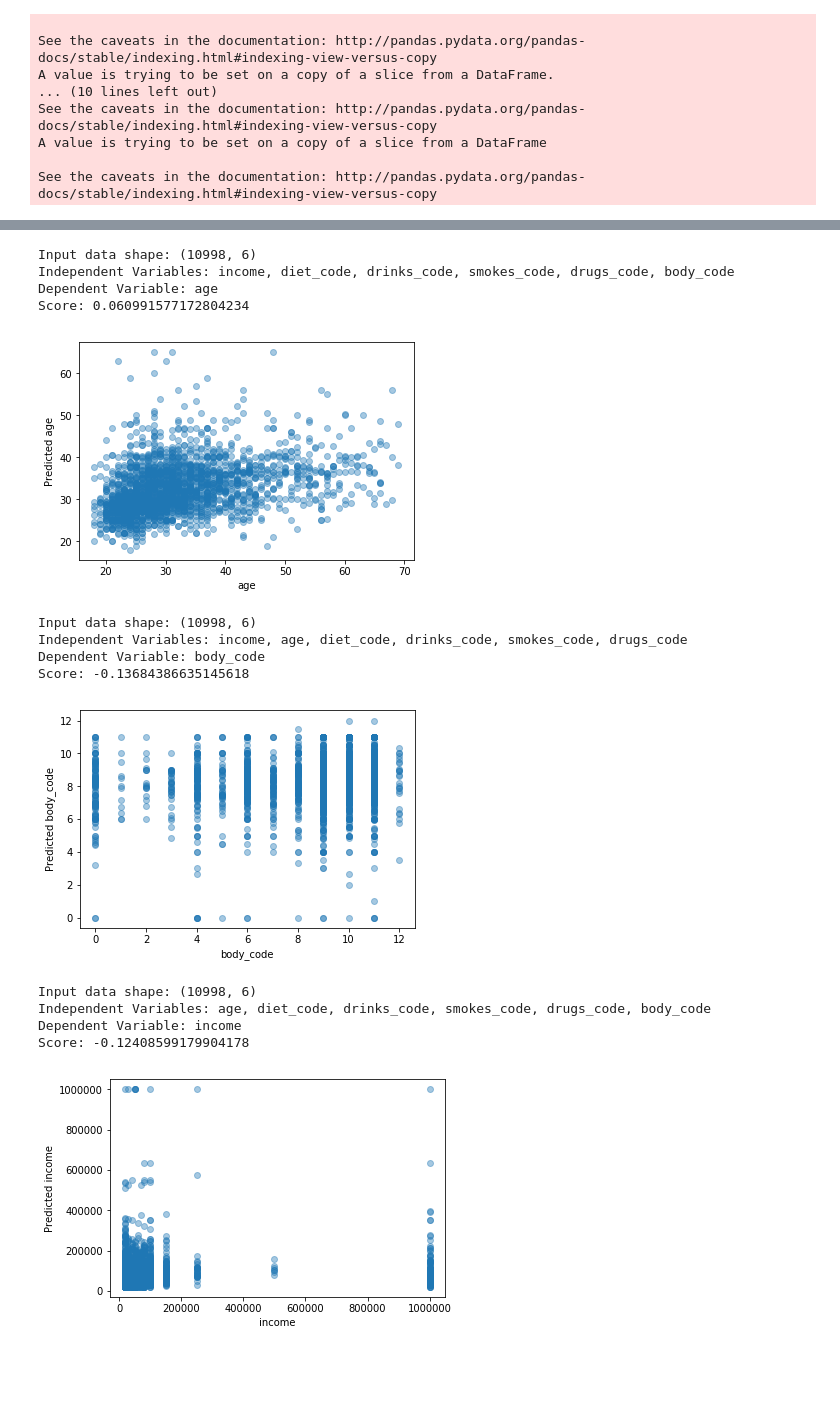
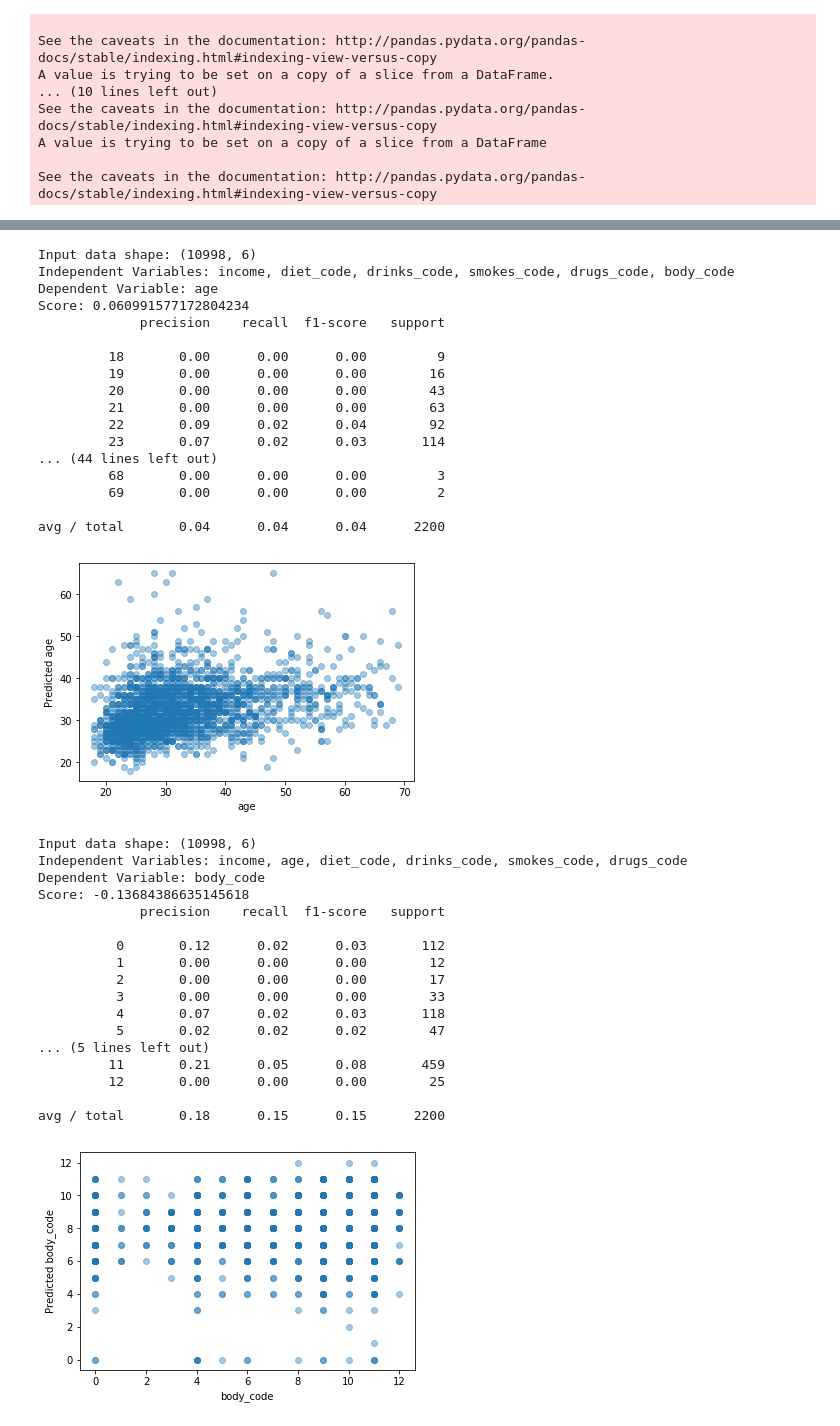
Before and after one commit to iamliamc/ca_machine_learning, a Jupyter notebook: ca_capstone.ipynb, the cells around one changed output, grey strips where cells are left out. Cells and saved outputs as stored; diff of their text form; code cells hidden in the pictures; blank space fills up the shorter version.

```diff
--- a/ca_capstone.ipynb
+++ b/ca_capstone.ipynb
@@ -223,41 +249,67 @@ def k_neighboors_regression(feature_data, dependent_column):
     new_feature_data = pd.DataFrame(feature_values_scaled, columns=new_feature_data.columns)
 
     X_train, X_test, y_train, y_test = train_test_split(new_feature_data, dependent_data, test_size = 0.2, random_state = 1)
 
     regressor = KNeighborsRegressor(n_neighbors = 25, weights = "distance")
     regressor.fit(X_train, y_train)
 
     print("Input data shape: " + str(new_feature_data.shape))
     print("Independent Variables: " + ", ".join(list(new_feature_data.columns)) )
     print("Dependent Variable: " + dependent_column)
     print('Score:', regressor.score(X_test, y_test))
 
     y_predicted = regressor.predict(X_test)
+    y_predicted = [int(round(prediction)) for prediction in y_predicted]
+
+    class_labels = [str(l) for l in dependent_data.unique().tolist()].sort()
+
+    print(classification_report(y_test, y_predicted, target_names=class_labels))
 
     plt.scatter(y_test, y_predicted, alpha=0.4)
     plt.xlabel(dependent_column)
     plt.ylabel('Predicted ' + dependent_column)
     plt.show()
 
 k_neighboors_regression(feature_data, "age")
 k_neighboors_regression(feature_data, "body_code")
-k_neighboors_regression(feature_data, "income")
+# k_neighboors_regression(feature_data, "income")
 # %% [output]
 Input data shape: (10998, 6)
 Independent Variables: income, diet_code, drinks_code, smokes_code, drugs_code, body_code
 Dependent Variable: age
 Score: 0.060991577172804234
+             precision    recall  f1-score   support
+
+         18       0.00      0.00      0.00         9
+         19       0.00      0.00      0.00        16
+         20       0.00      0.00      0.00        43
+         21       0.00      0.00      0.00        63
+         22       0.09      0.02      0.04        92
+         23       0.07      0.02      0.03       114
+... (44 lines left out)
+         68       0.00      0.00      0.00         3
+         69       0.00      0.00      0.00         2
+
+avg / total       0.04      0.04      0.04      2200
-[figure, old version]
+[figure, new version]
 Input data shape: (10998, 6)
 Independent Variables: income, age, diet_code, drinks_code, smokes_code, drugs_code
 Dependent Variable: body_code
 Score: -0.13684386635145618
+             precision    recall  f1-score   support
+
+          0       0.12      0.02      0.03       112
+          1       0.00      0.00      0.00        12
+          2       0.00      0.00      0.00        17
+          3       0.00      0.00      0.00        33
+          4       0.07      0.02      0.03       118
+          5       0.02      0.02      0.02        47
+... (5 lines left out)
+         11       0.21      0.05      0.08       459
+         12       0.00      0.00      0.00        25
+
+avg / total       0.18      0.15      0.15      2200
-[figure, old version]
+[figure, new version]
-Input data shape: (10998, 6)
-Independent Variables: age, diet_code, drinks_code, smokes_code, drugs_code, body_code
-Dependent Variable: income
-Score: -0.12408599179904178
-[figure, removed]
 # %%
 def k_neighboors_classifier(feature_data, dependent_column):
     labels = feature_data[dependent_column]
```
Also changed, not shown: parts of 6 cells of this notebook.
